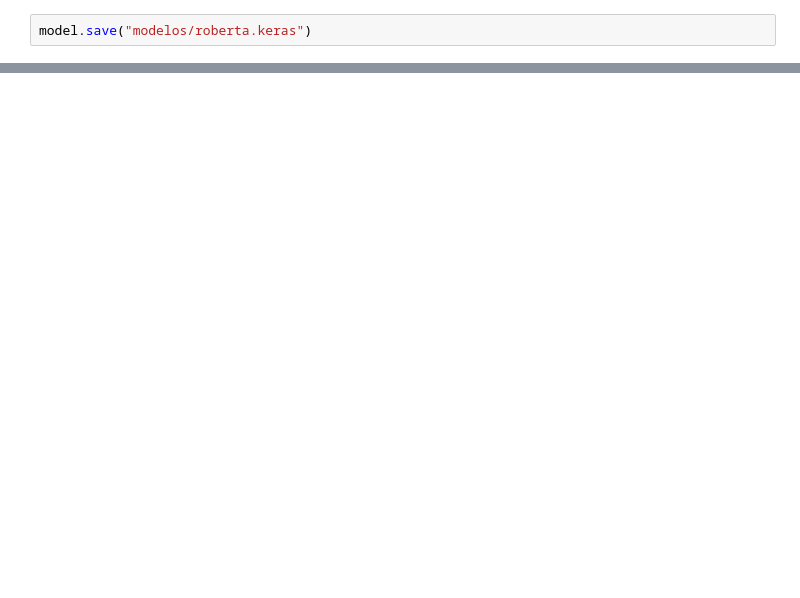
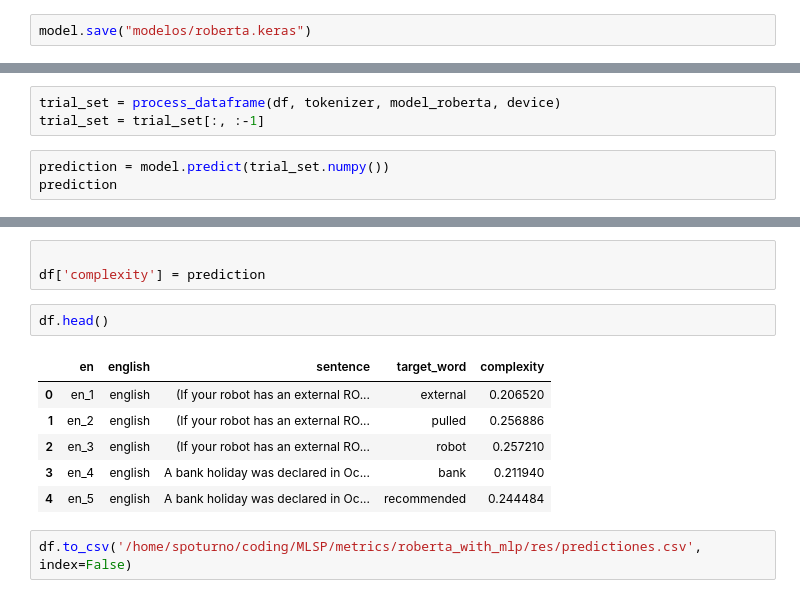
Before and after one commit to Fedee120/MLSP, a Jupyter notebook: utils/roBERTa.ipynb, the cells around one changed output, grey strips where cells are left out. Drawn from its saved outputs; the diff is of its cells as text; blank space fills up the shorter version.

```diff
--- a/utils/roBERTa.ipynb
+++ b/utils/roBERTa.ipynb
@@ -224,0 +250,6 @@ model.save("modelos/roberta.keras")
+# %%
+trial_set = process_dataframe(df, tokenizer, model_roberta, device)
+trial_set = trial_set[:, :-1]
+# %%
+prediction = model.predict(trial_set.numpy())
+prediction
@@ -224,0 +275,14 @@ model.save("modelos/roberta.keras")
+# %%
+
+df['complexity'] = prediction
+# %%
+df.head()
+# %% [output]
+|  | en | english | sentence | target_word | complexity |
+| 0 | en_1 | english | (If your robot has an external RO... | external | 0.206520 |
+| 1 | en_2 | english | (If your robot has an external RO... | pulled | 0.256886 |
+| 2 | en_3 | english | (If your robot has an external RO... | robot | 0.257210 |
+| 3 | en_4 | english | A bank holiday was declared in Oc... | bank | 0.211940 |
+| 4 | en_5 | english | A bank holiday was declared in Oc... | recommended | 0.244484 |
+# %%
+df.to_csv('/home/spoturno/coding/MLSP/metrics/roberta_with_mlp/res/predictiones.csv', index=False)
```
Also changed, not shown: parts of 11 cells of this notebook, 4 other files.
